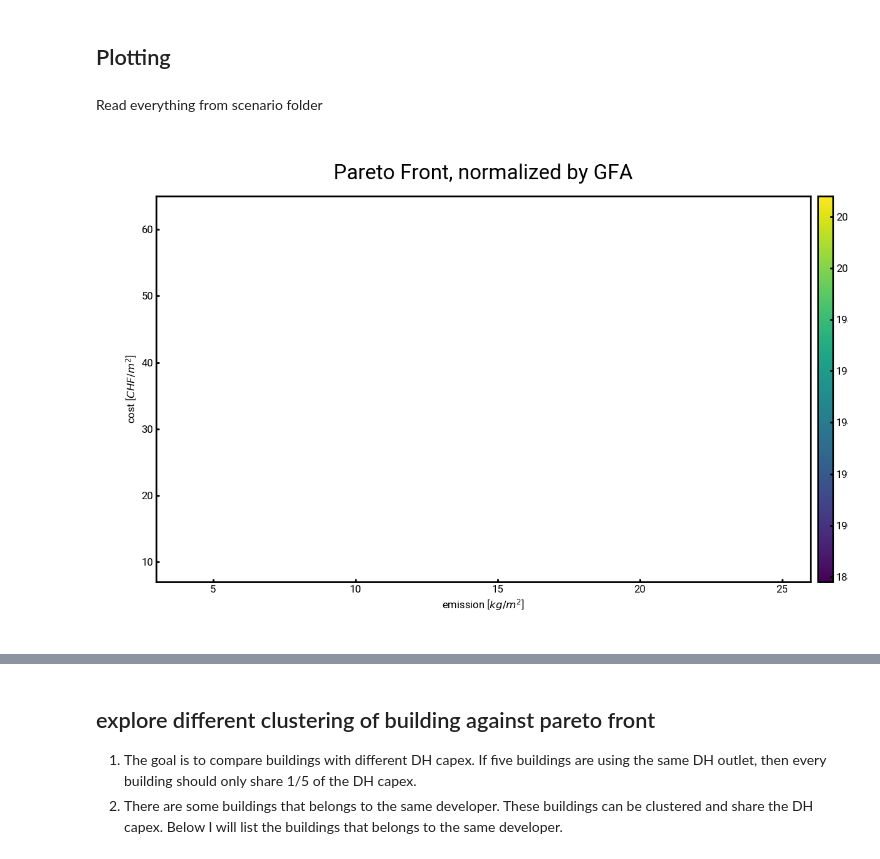
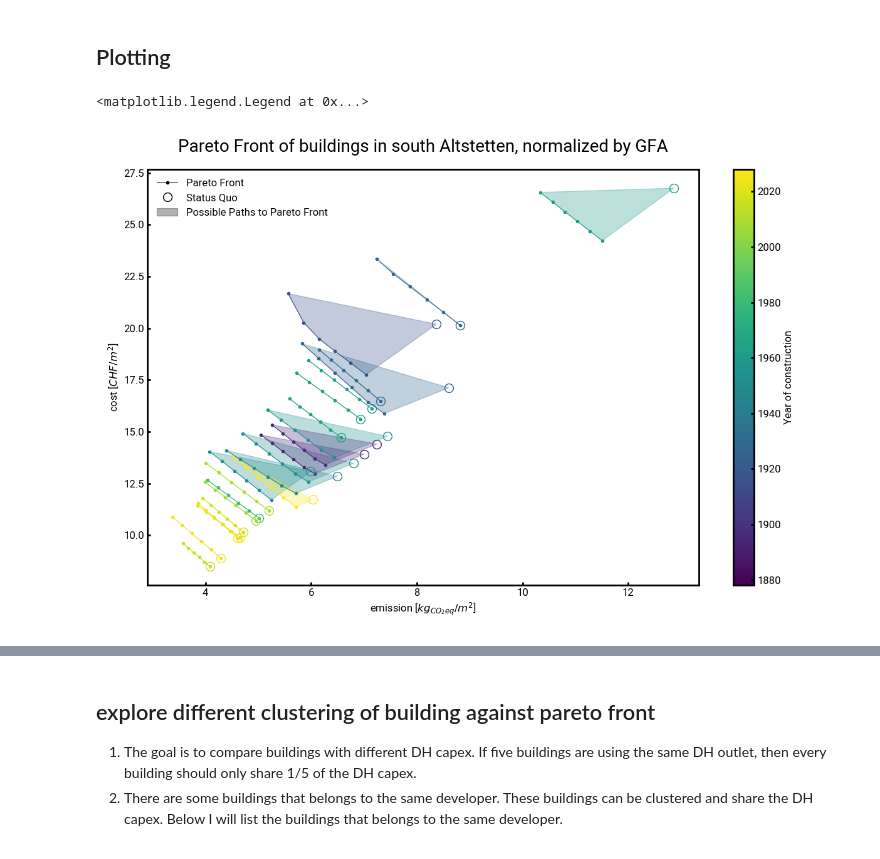
Before and after one commit to yiqiaowang-arch/trustParetoFronts, a Jupyter notebook: pareto_front_analysis.ipynb, the cells around one changed output, grey strips where cells are left out. Drawn from its saved outputs; the diff is of its cells as text; code cells hidden in the pictures.

Commit message:
more robust batch optimization and simplified plotting code

```diff
--- a/pareto_front_analysis.ipynb
+++ b/pareto_front_analysis.ipynb
@@ -22,15 +22,11 @@ plt.rcParams['legend.frameon'] = False
 plt.rcParams['font.size'] = 12
 plt.rcParams['axes.titlesize'] = 16
 plt.rcParams['axes.titley'] = 1.03
-plt.rcParams['figure.subplot.left'] = 0.08
-plt.rcParams['figure.subplot.right'] = 0.95
 plt.rcParams['axes.linewidth'] = 2
 plt.rcParams['xtick.major.width'] = 2  # setting the x-axis tick width globally
 plt.rcParams['ytick.major.width'] = 2 # setting the y-axis tick width globally
 # Set fig size
 plt.rcParams['figure.figsize'] = (12, 8)
-# %% [markdown]
-Read everything from scenario folder
 # %%
 scenario_folder = r'C:\Users\wangy\OneDrive\ETHY2FW\IDP_Personal\CEA\2050 w3'
 zone_gdf = gpd.read_file(scenario_folder + r'\inputs\building-geometry\zone.shp')
@@ -95,61 +91,84 @@ year_max = zone_df['YEAR'].max()
 year_norm = mcolors.Normalize(vmin=year_min, vmax=year_max)
 colormap = plt.get_cmap('viridis') # type: ignore
 ls_csv = [csv for csv in os.listdir(store_folder) if csv.endswith('.csv')]
-plt.figure()
+fig1, ax1 = plt.subplots()
 
 # Initialize dataframe
 df_tech_cap = pd.DataFrame()
-
+i = 0
 for idx, csv in enumerate(ls_csv):
     if idx == 0:
         df_example = pd.read_csv(store_folder + '/' + csv, index_col=0, nrows=1)
         # add the first level index to be building name
         df_example.index = pd.MultiIndex.from_tuples([(csv, i) for i in df_example.index], names=['building', 'epsilon'])
         df_tech_cap = pd.DataFrame(columns=df_example.columns, index=df_example.index)
         df_tech_cap = df_tech_cap.dropna(how='all')
 
     building_sizing = pd.read_csv(store_folder + '/' + csv, index_col=0).fillna(0)
     # # calculate the coefficient of variation for each technology
     # df_tech_cap.loc[csv[:-10]] = building_sizing.std() / building_sizing.mean()
     building_name = csv[:-11]
-    # if wood_boiler is 2000 at emission optimal (the first row), then it's oversized, change it to the DHW demand
-    if building_sizing.loc[0, 'wood_boiler'] == 2000:
-        building_sizing.loc[0, 'wood_boiler'] = building_sizing.loc[4, 'demand_hot_water']
-        building_sizing.loc[0, 'DHDC_small_heat'] = 0
-        building_sizing.loc[0, 'DHDC_medium_heat'] = 0
-        building_sizing.loc[0, 'DHDC_large_heat'] = 0
+    if zone_df.loc[building_name, 'no_heat']:
+        continue
+
+    # plot once every 10 buildings
+    i += 1
+    if i % 10 == 0:
+        pass
+    else:
+        continue
+
+    # # if wood_boiler is 2000 at emission optimal (the first row), then it's oversized, change it to the DHW demand
+    # if building_sizing.loc[0, 'wood_boiler'] == 2000:
+    #     building_sizing.loc[0, 'wood_boiler'] = building_sizing.loc[4, 'demand_hot_water']
+    #     building_sizing.loc[0, 'DHDC_small_heat'] = 0
+    #     building_sizing.loc[0, 'DHDC_medium_heat'] = 0
+    #     building_sizing.loc[0, 'DHDC_large_heat'] = 0
 
     area_per_floor = pd.to_numeric(zone_df.loc[building_name, 'area'])
     n_floor = pd.to_numeric(zone_df.loc[building_name, 'floors_ag'])
     if pd.isna(area_per_floor) or pd.isna(n_floor): # check if the area_per_floor or n_floor is NaN
         raise ValueError(f"Invalid numeric values for building '{building_name}'")
     building_area = area_per_floor * n_floor
-    # calculate the sizing per m2
     building_sizing_per_m2 = building_sizing / building_area
     # add the first level index to be building name
-    building_sizing_per_m2.reset_index(drop=True, inplace=True)
+    # index=999 means that the line records the building's current status
     building_sizing_per_m2.index = pd.MultiIndex.from_product([[building_name], building_sizing_per_m2.index], names=['building', 'epsilon'])
 
     # add the building_sizing_per_m2 to df_tech_cap to the bottom, but keep the multiindex
     df_tech_cap = pd.concat([df_tech_cap, building_sizing_per_m2], axis=0)
 
     building_year = zone_df.loc[building_name, 'YEAR']
     building_color = colormap(year_norm(building_year))
     df_pareto = df_tech_cap.loc[building_name]
-    plt.plot(df_pareto['emission'].iloc[1:], df_pareto['cost'].iloc[1:], label=building_name, marker='.', color=building_color, linewidth=0.75)
+    # in df_pareto, idx=999 means that the line records the building's current status
+    # plot only from the second (1) to second-last (-2) scenarios, because we don't want to include the building's current status
+    ax1.plot(df_pareto['emission'].iloc[1:-1], df_pareto['cost'].iloc[1:-1], marker='.', color=building_color, linewidth=0.75)
+    # for the current status, I want to use it to plot a polygon with the current status as one of the vertices, and the pareto front as the other vertices
+    # first, generate list of indices of the current status and the pareto front
+    polygon_indices = np.array([999] + list(range(1, len(df_pareto) - 1)) + [999])
+    ax1.fill(df_pareto['emission'][polygon_indices], df_pareto['cost'][polygon_indices], color=building_color, alpha=0.3)
+    # then, plot the current status with hollow circle
+    ax1.plot(df_pareto['emission'].loc[999], df_pareto['cost'].loc[999], marker='o', color=building_color, markersize=10, markerfacecolor='none')
 
 # Plot final graph
-plt.ylabel('cost [$CHF/m^2$]')
-plt.xlabel('emission [$kg/m^2$]')
-plt.title('Pareto Front, normalized by GFA', fontsize=24)
-plt.ylim(7, 65)
-plt.xlim(3, 26)
+ax1.set_ylabel('cost [$CHF/m^2$]')
+ax1.set_xlabel('emission [$kg_{CO_2eq}/m^2$]')
+ax1.set_title('Pareto Front of buildings in south Altstetten, normalized by GFA', fontsize=20)
 
-cax = plt.axes((0.96, 0.11, 0.02, 0.77))
-cbar = ColorbarBase(cax, cmap=colormap, norm=year_norm)
-cbar.ax.set_ylabel('year of built')
+# add colorbar
+cbar1 = fig1.colorbar(plt.cm.ScalarMappable(cmap=colormap, norm=year_norm), ax=ax1, orientation='vertical') # type: ignore
+cbar1.set_label('Year of construction')
+fig1.tight_layout()
 
-plt.show()
+# add descriptive legend. marker with . is pareto front, marker with o is current status, polygon is the area covered by the current status and the pareto front
+# first create empty plots with the same marker as the legend
+ax1.plot([], [], marker='.', color='black', linewidth=0.75, label='Pareto Front')
+ax1.plot([], [], marker='o', color='black', markersize=10, markerfacecolor='none', linewidth=0, label='Status Quo')
+ax1.fill([], [], color='black', alpha=0.3, label='Possible Paths to Pareto Front')
+# then add the legend
+ax1.legend(loc='best', fontsize=12)
 # %% [output]
+<matplotlib.legend.Legend at 0x...>
-[figure, old version]
+[figure, new version]
 # %%
```
Also changed, not shown: parts of 4 cells of this notebook, 3 other files.
